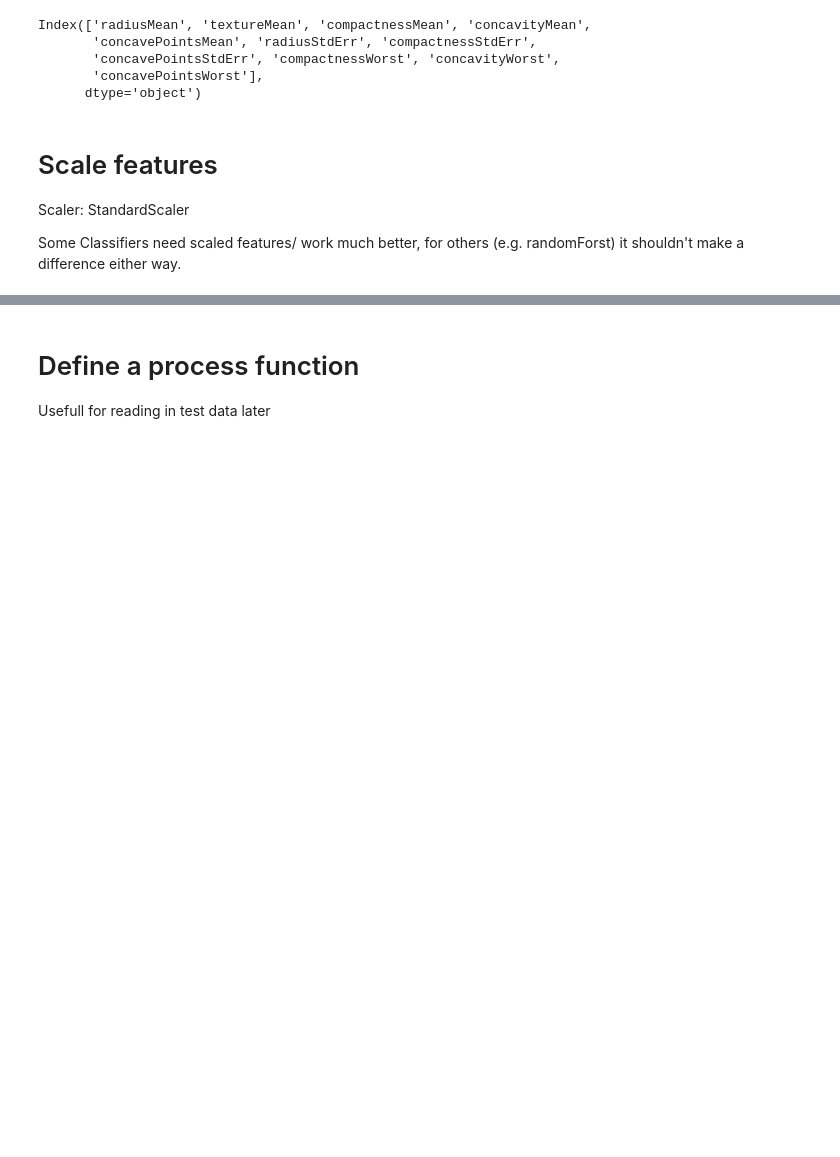
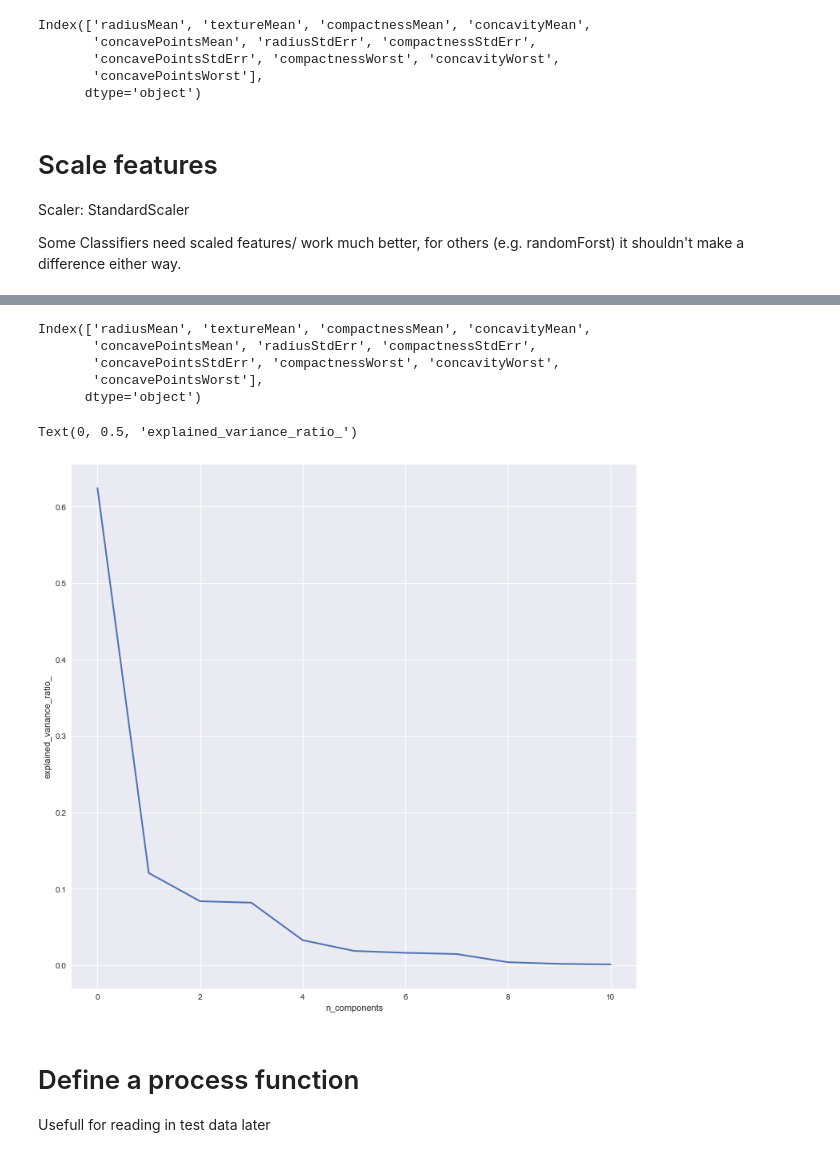
Before and after one commit to GenosW/ml-exercises, a Jupyter notebook: exercise2/breastcancer.ipynb, the cells around one changed output, grey strips where cells are left out. Saved outputs shown, nothing was run; the diff lists cells and outputs as text; code cells hidden in the pictures; blank space fills up the shorter version.

```diff
--- a/exercise2/breastcancer.ipynb
+++ b/exercise2/breastcancer.ipynb
@@ -572,4 +532,27 @@ df
 285 rows × 13 columns
+# %%
+feats
+# %% [output]
+Index(['radiusMean', 'textureMean', 'compactnessMean', 'concavityMean',
+       'concavePointsMean', 'radiusStdErr', 'compactnessStdErr',
+       'concavePointsStdErr', 'compactnessWorst', 'concavityWorst',
+       'concavePointsWorst'],
+      dtype='object')
+# %%
+from sklearn.decomposition import PCA
+pca = PCA()
+pca.fit(df[feats])
+
+plt.figure(1, figsize=(14, 13))
+plt.clf()
+plt.axes([.2, .2, .7, .7])
+plt.plot(pca.explained_variance_ratio_, linewidth=2)
+plt.axis('tight')
+plt.xlabel('n_components')
+plt.ylabel('explained_variance_ratio_')
+# %% [output]
+Text(0, 0.5, 'explained_variance_ratio_')
+[figure, added]
 # %% [markdown]
 # Define a process function
 
```
Also changed, not shown: parts of 24 cells of this notebook, 4 other files.
